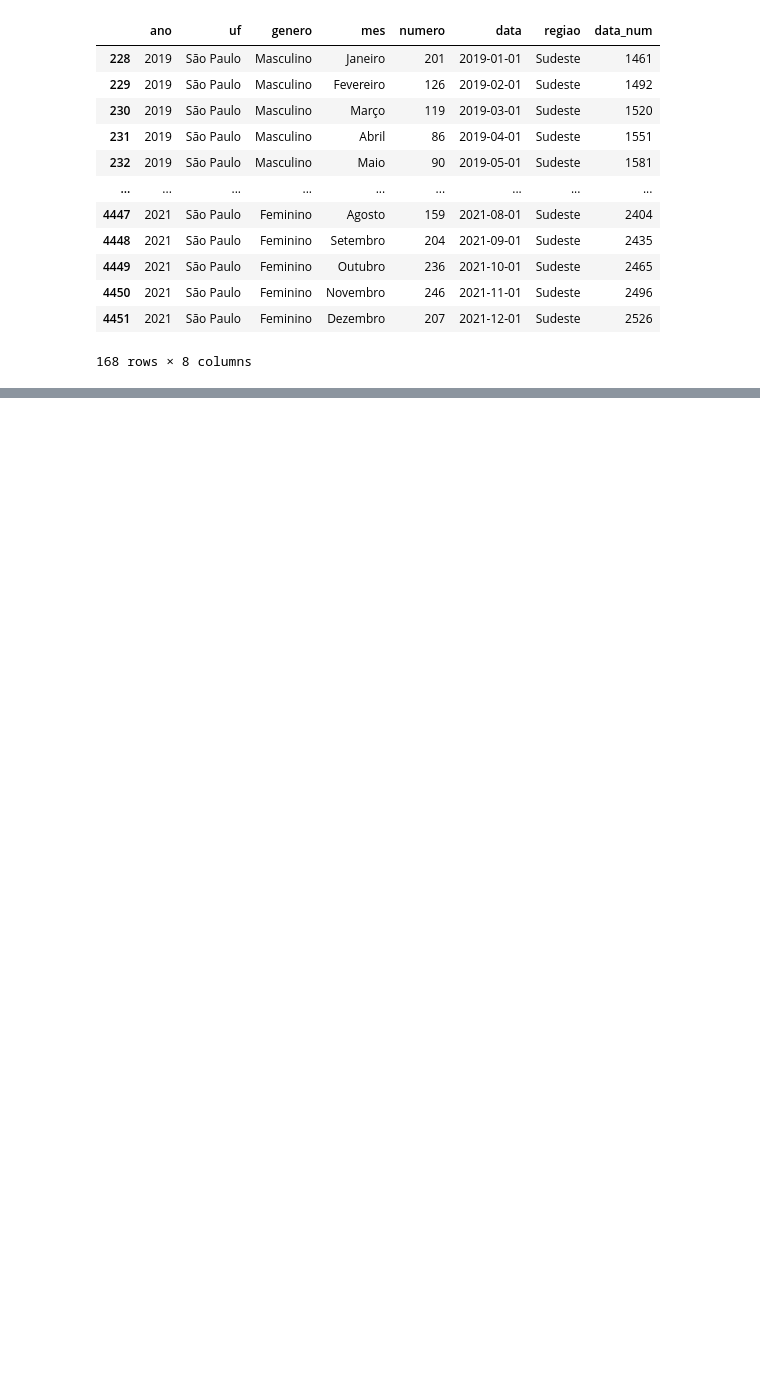
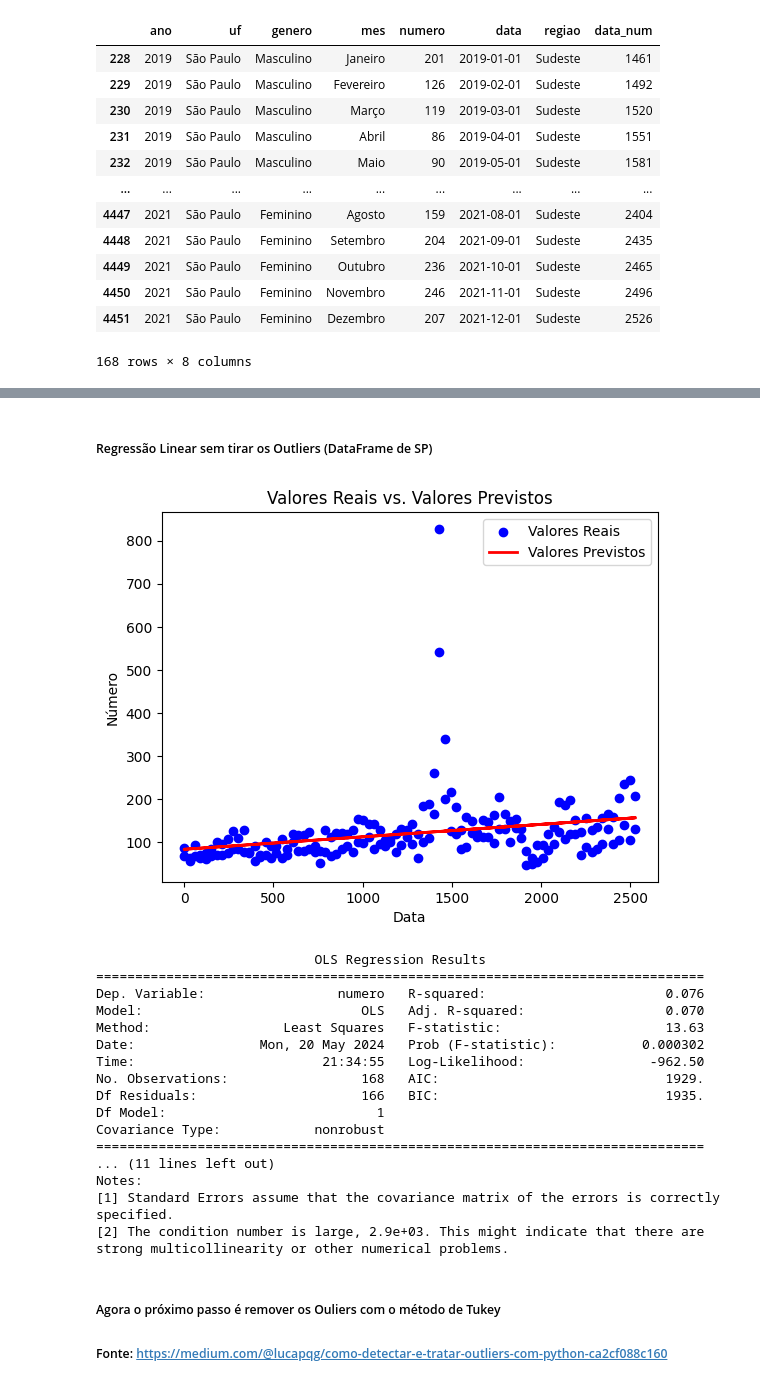
Before and after one commit to gustavo-rocha-barbosa/case-data-science-media-monks-2024, a Jupyter notebook: 2) Case Análise de Dados/main.ipynb, the cells around one changed output, grey strips where cells are left out. Cells and saved outputs as stored; diff of their text form; code cells hidden in the pictures; blank space fills up the shorter version.

Commit message:
Modificações até SP - Regressão Linear e Eq da Reta

```diff
--- a/2) Case Análise de Dados/main.ipynb
+++ b/2) Case Análise de Dados/main.ipynb
@@ -508,0 +523,44 @@ plt.show()
+# %% [markdown]
+##### Regressão Linear sem tirar os Outliers (DataFrame de SP)
+# %%
+# Regressão Linear para o DataFrame de SP (df_sp) - Sem retirar Outliers (Mudança drástica no R² - reparar mais abaixo a diferença):
+x = df_sp['data_num'] # a Biblioteca statsmodel não suporta o formato de Datetime, então neste caso devemos usar a data_num
+# data_num é a coluna referente aos dias corridos ao longo dos anos que é a data atual menos a primeira data do DataFrame. (retomando conceito)
+y = df_sp['numero']
+
+x = sm.add_constant(x)
+modelo = sm.OLS(y, x).fit()
+y_pred = modelo.predict()
+
+plt.scatter(df_sp['data_num'], df_sp['numero'], label='Valores Reais', color='blue')
+plt.plot(df_sp['data_num'], y_pred, label='Valores Previstos', color='red', linewidth=2)
+
+plt.xlabel('Data')
+plt.ylabel('Número')
+plt.title('Valores Reais vs. Valores Previstos')
+plt.legend()
+plt.show()
+
+print(modelo.summary())
+# %% [output]
+[figure, added]
+                            OLS Regression Results
+==============================================================================
+Dep. Variable:                 numero   R-squared:                       0.076
+Model:                            OLS   Adj. R-squared:                  0.070
+Method:                 Least Squares   F-statistic:                     13.63
+Date:                Mon, 20 May 2024   Prob (F-statistic):           0.000302
+Time:                        21:34:55   Log-Likelihood:                -962.50
+No. Observations:                 168   AIC:                             1929.
+Df Residuals:                     166   BIC:                             1935.
+Df Model:                           1
+Covariance Type:            nonrobust
+==============================================================================
+... (11 lines left out)
+Notes:
+[1] Standard Errors assume that the covariance matrix of the errors is correctly specified.
+[2] The condition number is large, 2.9e+03. This might indicate that there are
+strong multicollinearity or other numerical problems.
+# %% [markdown]
+##### Agora o próximo passo é remover os Ouliers com o método de Tukey
+##### Fonte: https://medium.com/@lucapqg/como-detectar-e-tratar-outliers-com-python-ca2cf088c160
```
Also changed, not shown: parts of 15 cells of this notebook.
